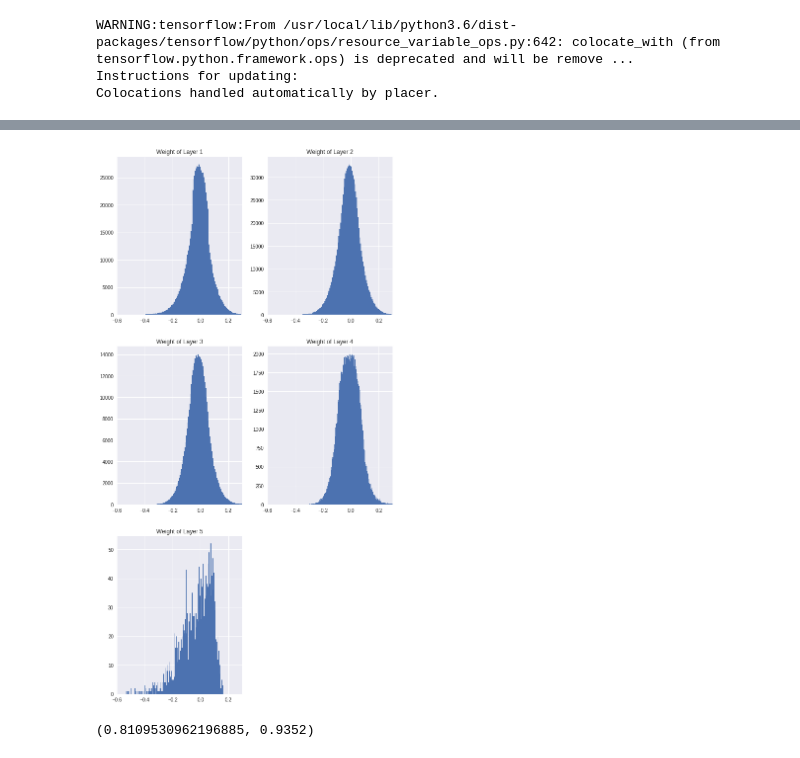
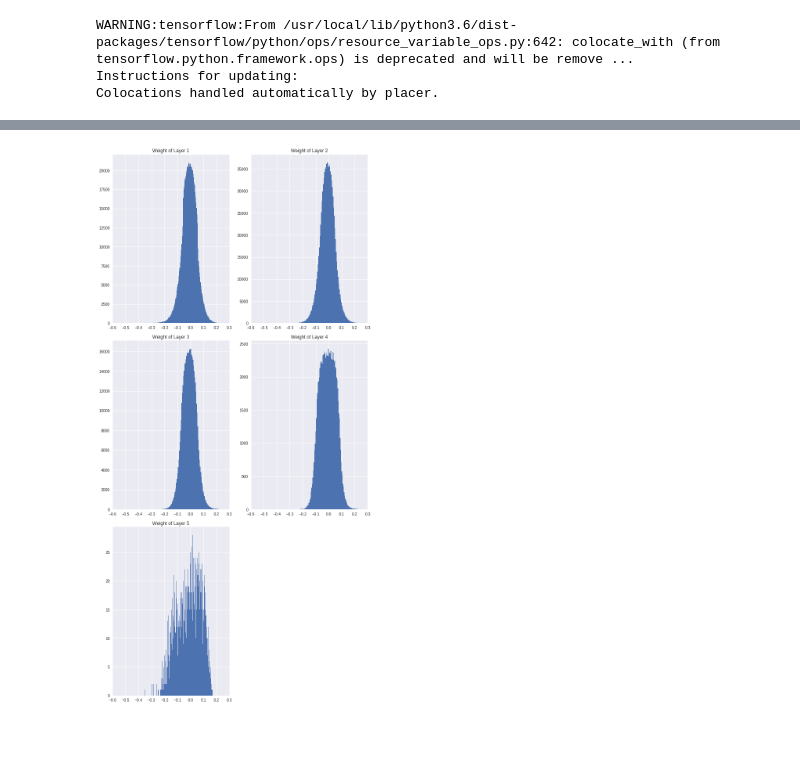
Before and after one commit to Snehal-Reddy/NeuralNetPruning, a Jupyter notebook: WeightBasedPruning.ipynb, the cells around one changed output, grey strips where cells are left out. Cells and saved outputs as stored; diff of their text form; code cells hidden in the pictures.

```diff
--- a/WeightBasedPruning.ipynb
+++ b/WeightBasedPruning.ipynb
@@ -126,17 +129,18 @@ axes[1].plot(train_accuracy_results);
 # %%
 for i, weights in enumerate(naive_model.trainable_weights):
     plt.figure(1, figsize=(10,20),facecolor = 'white',edgecolor = 'r')
     plt.subplot(3,2,i+1)
+    plt.tight_layout()
     plt.title("Weight of Layer {}".format(i+1))
     plt.hist(weights.numpy().reshape(-1), bins=200)
     plt.xlim(-0.6, 0.3);
 # %% [output]
-[figure, old version]
+[figure, new version]
 # %%
 import time
 list_percentile = [0,1,5,10,15,25,50,75]
 # %%
-class WeightSparseModel():
+class NewModel():
     def __init__(self, sparsify=True):
         self.sparsify = sparsify
         self.flatten = tf.layers.Flatten()
@@ -166,24 +170,3 @@ class WeightSparseModel():
         if self.sparsify:
             dense_x = tf.transpose(dense_x) # X == (X^T)^T
         return dense_x
-
-def prune_weights(dense_model, percentile, sparsify=True):
-    sparse_model = WeightSparseModel(sparsify)
-    num_layers = len(dense_model.trainable_weights)
-
-    for i_layer, weights in enumerate(dense_model.trainable_weights):
-        weights_np = weights.numpy()
-
-        # Zero out pruned weights
-        if i_layer < num_layers-1: # Do not prune last layer
-            critical_value = np.percentile(np.abs(weights_np), percentile)
-            zero_mask = np.abs(weights_np) < critical_value
-            weights_np[zero_mask] = 0
-        # Add new layer to sparse model
-        sparse_model.add_layer(tf.convert_to_tensor(weights_np))
-
-    return sparse_model
-
-test(prune_weights(naive_model, 90), dataset_test) # Sanity check
-# %% [output]
-(0.8109530962196885, 0.9352)
```
Also changed, not shown: parts of 8 cells of this notebook.
